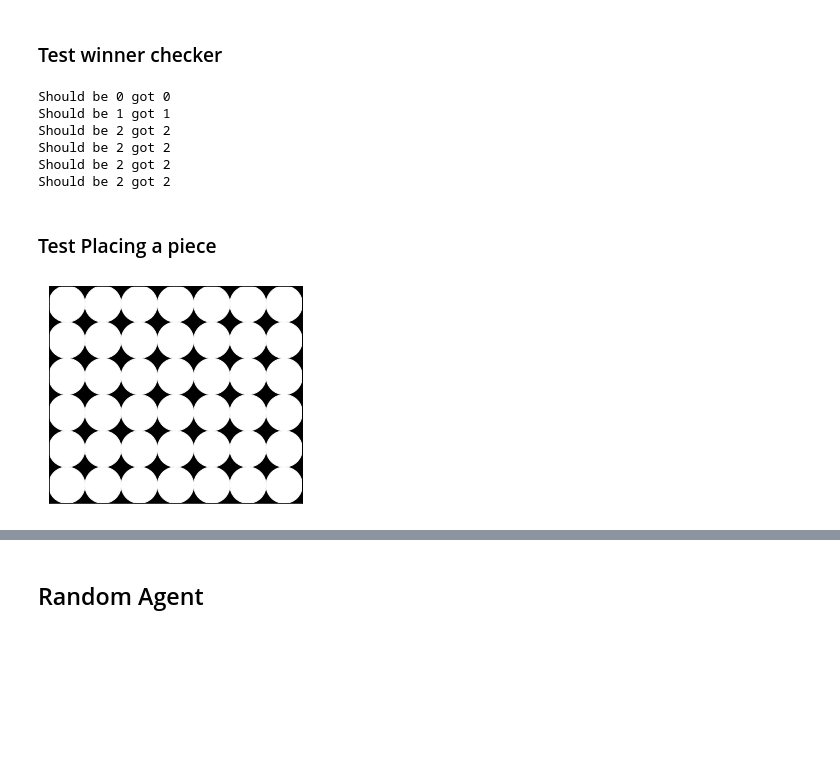
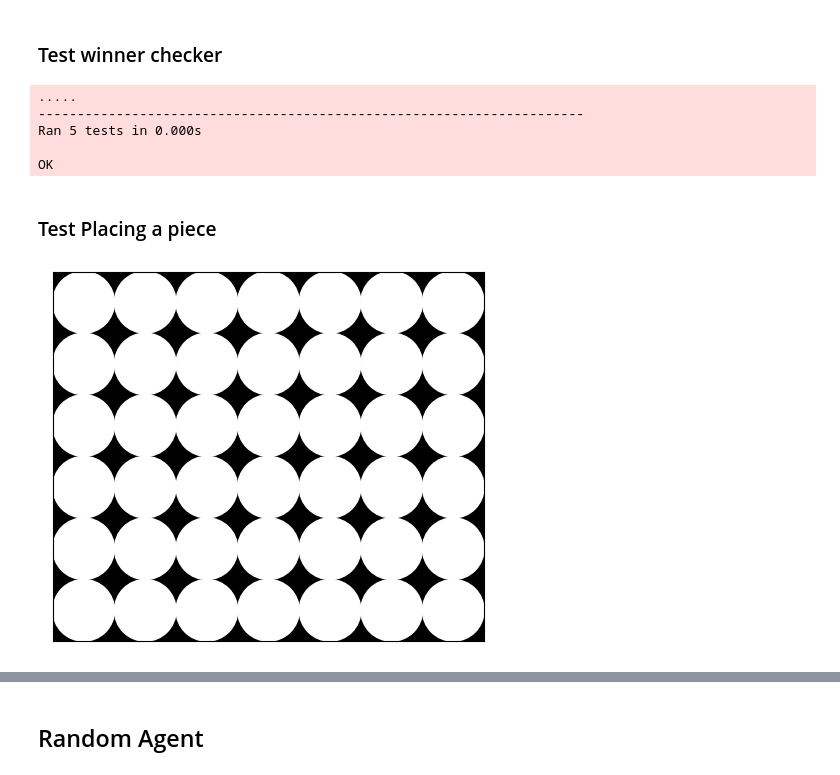
Before and after one commit to nlarsen31/Connect4AI, a Jupyter notebook: MainNotebook.ipynb, the cells around one changed output, grey strips where cells are left out. Cells and saved outputs as stored; diff of their text form; code cells hidden in the pictures; blank space fills up the shorter version.

```diff
--- a/MainNotebook.ipynb
+++ b/MainNotebook.ipynb
@@ -150,55 +22,21 @@ b.moves()
 # %% [markdown]
 ### Test winner checker
-# %%
-b = Connect4Board()
-print("Should be 0 got", b.check_win())
-b = Connect4Board()
-b.board[0,0] = 1
-b.board[0,1] = 1
-b.board[0,2] = 1
-b.board[0,3] = 1
-print("Should be 1 got", b.check_win())
-#b.draw_board()
-b = Connect4Board()
-b.board[0,0] = 2
-b.board[1,0] = 2
-b.board[2,0] = 2
-b.board[3,0] = 2
-print("Should be 2 got", b.check_win())
-b = Connect4Board()
-b.board[0,0] = 2
-b.board[1,1] = 2
-b.board[2,2] = 2
-b.board[3,3] = 2
-print("Should be 2 got", b.check_win())
-b = Connect4Board()
-b.board[3,0] = 2
-b.board[2,1] = 2
-b.board[1,2] = 2
-b.board[0,3] = 2
-print("Should be 2 got", b.check_win())
-#b.draw_board()
-b = Connect4Board()
-b.board[3,1] = 2
-b.board[2,2] = 2
-b.board[1,3] = 2
-b.board[0,4] = 2
-print("Should be 2 got", b.check_win())
-#b.draw_board()
-# %% [output]
-Should be 0 got 0
-Should be 1 got 1
-Should be 2 got 2
-Should be 2 got 2
-Should be 2 got 2
-Should be 2 got 2
+# %%
+%%bash
+python -m unittest boardtest
+# %% [output]
+.....
+----------------------------------------------------------------------
+Ran 5 tests in 0.000s
+
+OK
 # %% [markdown]
 ### Test Placing a piece
 # %%
-b = Connect4Board()
+b = connect.Connect4Board()
 b.draw_board()
 # %% [output]
-[figure, old version]
+[figure, new version]
 # %%
 b.move(1, 0)
 b.move(1, 0)
```
Also changed, not shown: parts of 20 cells of this notebook, 3 other files.
